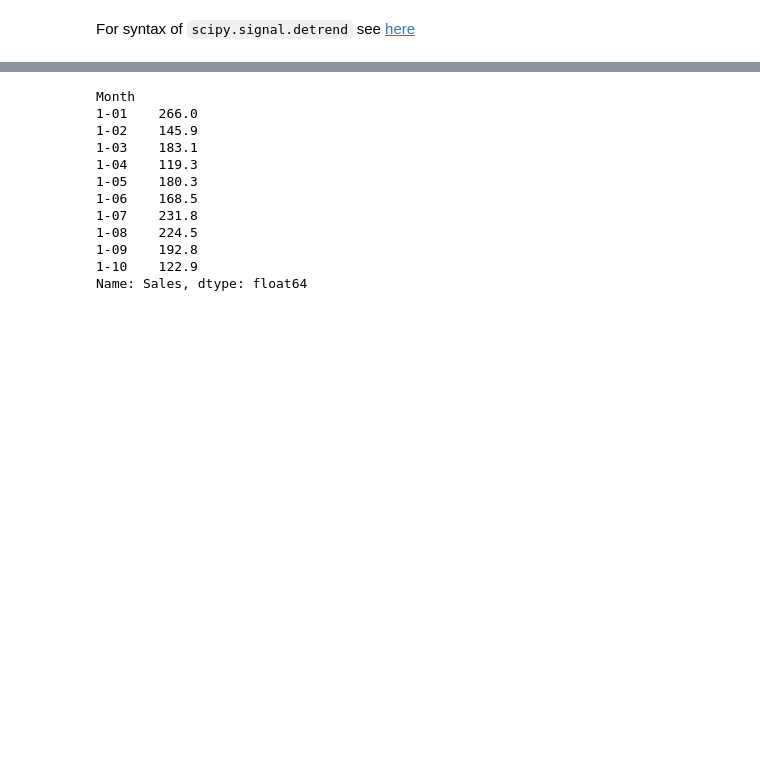
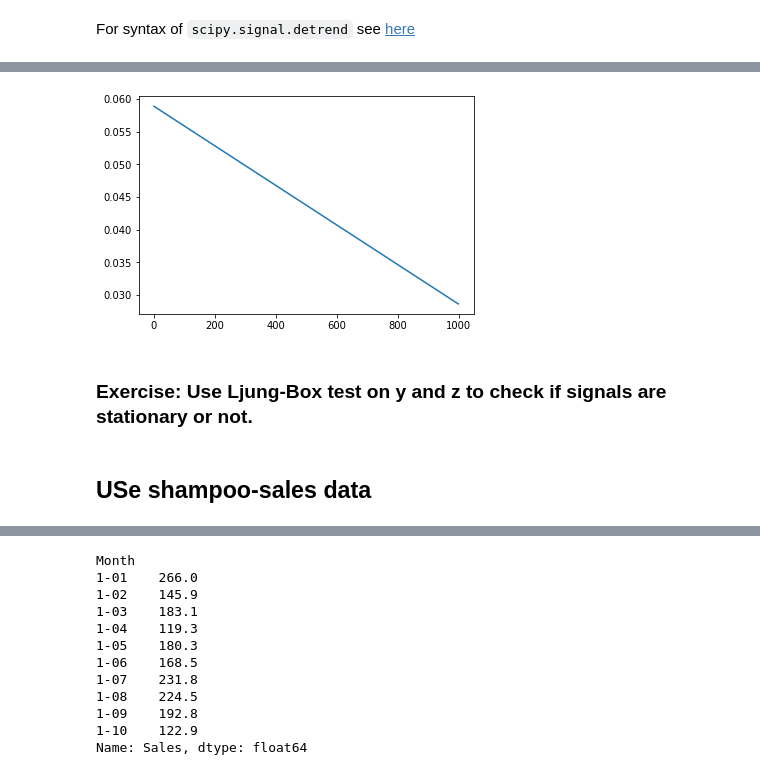
Before and after one commit to harnalashok/timeseries, a Jupyter notebook: detrending_timeseries.ipynb, the cells around one changed output, grey strips where cells are left out. Saved outputs shown, nothing was run; the diff lists cells and outputs as text; code cells hidden in the pictures; blank space fills up the shorter version.

```diff
--- a/detrending_timeseries.ipynb
+++ b/detrending_timeseries.ipynb
@@ -55 +79,12 @@ pyplot.show()
+# %%
+# We can also remove noise
+k =(z - noise)
+plt.plot(k)
+plt.show()
+# %% [output]
+[figure, added]
+# %% [markdown]
+### Exercise: Use Ljung-Box test on y and z to check if signals are stationary or not.
+# %% [markdown]
+## USe shampoo-sales data
 # %%
```
Also changed, not shown: parts of 16 cells of this notebook.
